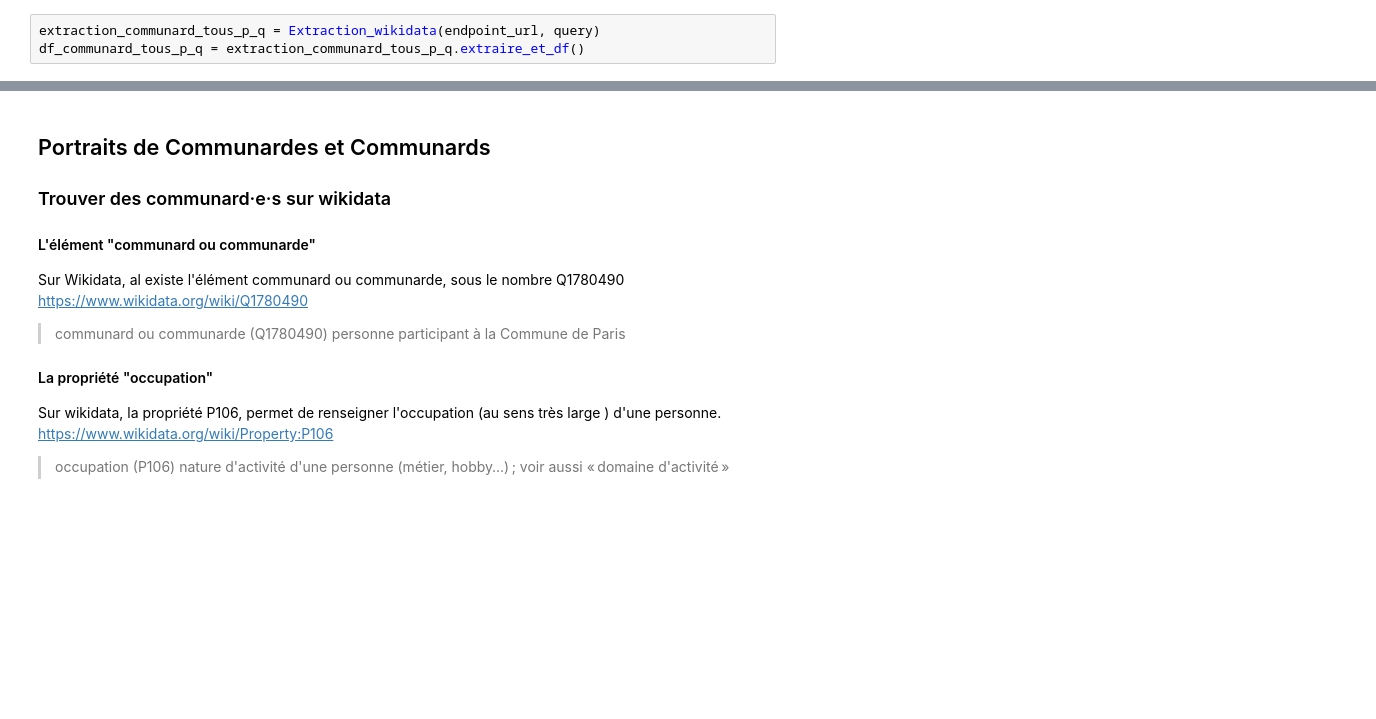
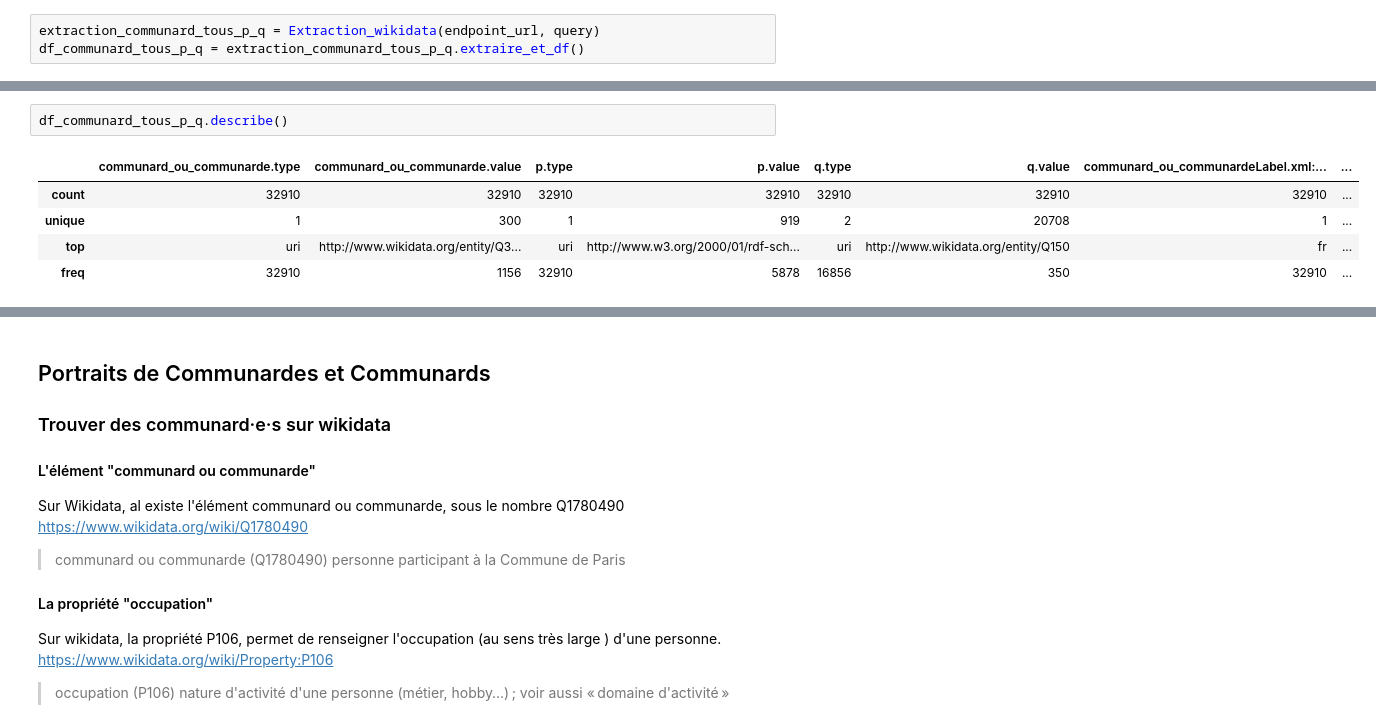
Before and after one commit to silanoc/commune_dans_wikidata, a Jupyter notebook: Commune_dans_wikidata.ipynb, the cells around one changed output, grey strips where cells are left out. Drawn from its saved outputs; the diff is of its cells as text; blank space fills up the shorter version.

```diff
--- a/Commune_dans_wikidata.ipynb
+++ b/Commune_dans_wikidata.ipynb
@@ -264,0 +295,8 @@ df_communard_tous_p_q = extraction_communard_tous_p_q.extraire_et_df()
+# %%
+df_communard_tous_p_q.describe()
+# %% [output]
+|  | communard_ou_communarde.type | communard_ou_communarde.value | p.type | p.value | q.type | q.value | communard_ou_communardeLabel.xml:... | ... |
+| count | 32910 | 32910 | 32910 | 32910 | 32910 | 32910 | 32910 | ... |
+| unique | 1 | 300 | 1 | 919 | 2 | 20708 | 1 | ... |
+| top | uri | http://www.wikidata.org/entity/Q3... | uri | http://www.w3.org/2000/01/rdf-sch... | uri | http://www.wikidata.org/entity/Q150 | fr | ... |
+| freq | 32910 | 1156 | 32910 | 5878 | 16856 | 350 | 32910 | ... |
```
Also changed, not shown: parts of 11 cells of this notebook.
